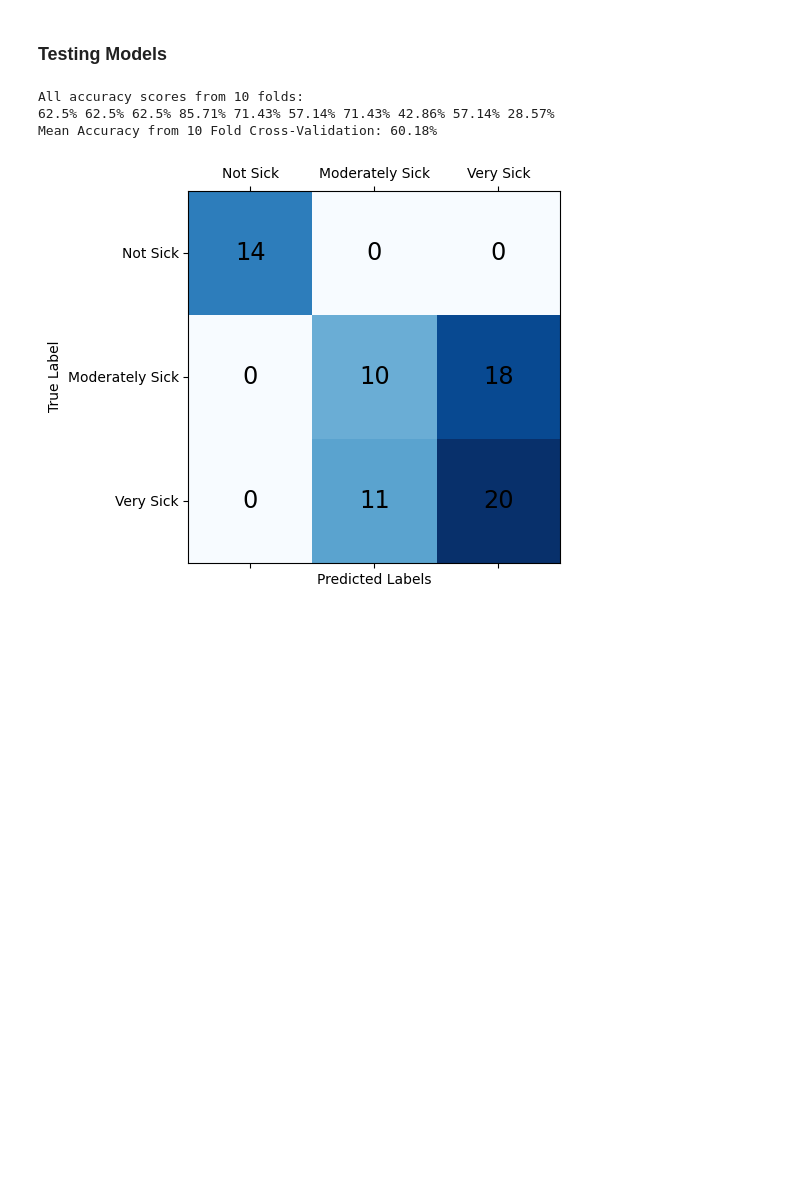
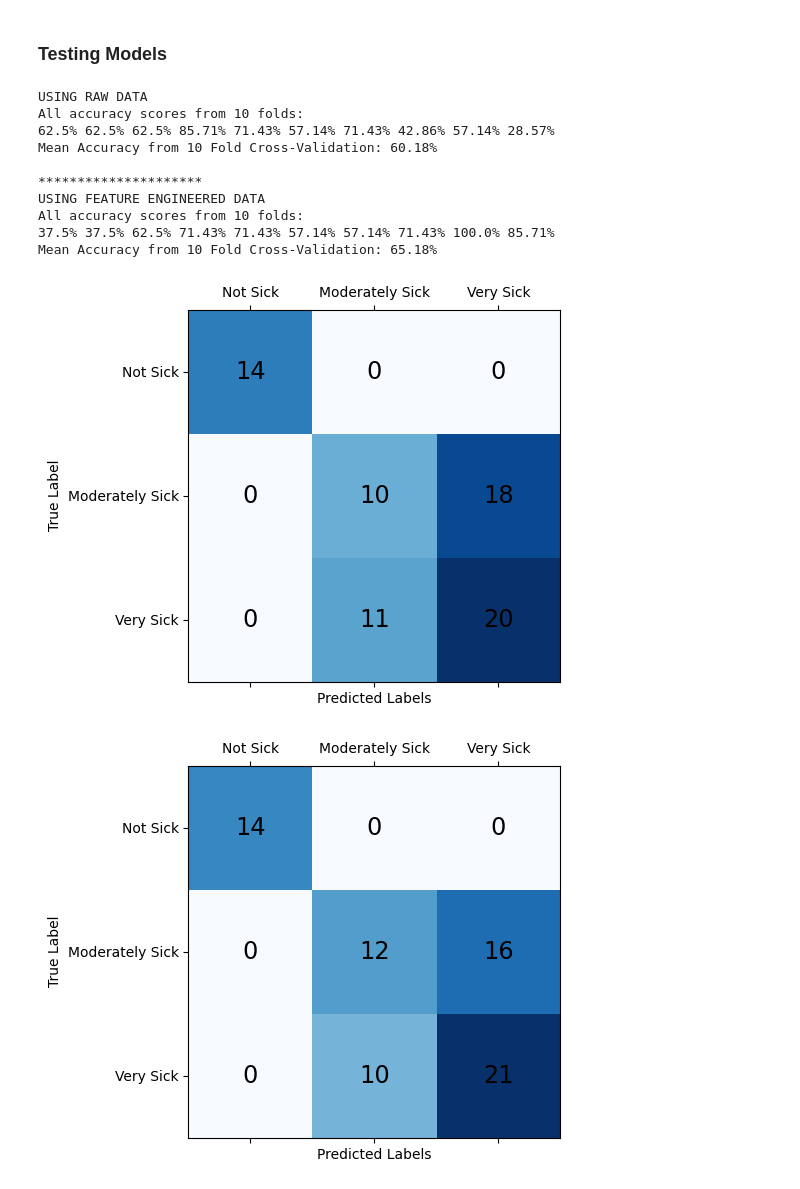
Before and after one commit to jmandzak/SheepActivity, a Jupyter notebook: part2.ipynb, the cells around one changed output. Drawn from its saved outputs; the diff is of its cells as text; code cells hidden in the pictures; blank space fills up the shorter version.

```diff
--- a/part2.ipynb
+++ b/part2.ipynb
@@ -60,14 +58,14 @@ def splitSamples(df: pd.DataFrame, samples_per_split: int) -> list:
 
 # The accelerometer records 2880 times a day, so let's try a window of that size
 SAMPLES_PER_SPLIT = 2880
-sheep[0] = splitSamples(sheep[0], SAMPLES_PER_SPLIT)
-sheep[1] = splitSamples(sheep[1], SAMPLES_PER_SPLIT)
-sheep[2] = splitSamples(sheep[2], SAMPLES_PER_SPLIT)
-sheep[3] = splitSamples(sheep[3], SAMPLES_PER_SPLIT)
-sheep[4] = splitSamples(sheep[4], SAMPLES_PER_SPLIT)
-sheep[5] = splitSamples(sheep[5], SAMPLES_PER_SPLIT)
+sheep_raw[0] = splitSamples(sheep_raw[0], SAMPLES_PER_SPLIT)
+sheep_raw[1] = splitSamples(sheep_raw[1], SAMPLES_PER_SPLIT)
+sheep_raw[2] = splitSamples(sheep_raw[2], SAMPLES_PER_SPLIT)
+sheep_raw[3] = splitSamples(sheep_raw[3], SAMPLES_PER_SPLIT)
+sheep_raw[4] = splitSamples(sheep_raw[4], SAMPLES_PER_SPLIT)
+sheep_raw[5] = splitSamples(sheep_raw[5], SAMPLES_PER_SPLIT)
 # %%
 # Convert dataframes into just a list of sit/stand
-for i in range(len(sheep)):
-    for j in range(len(sheep[i])):
-        sheep[i][j] = sheep[i][j]['Standing'].tolist()
+for i in range(len(sheep_raw)):
+    for j in range(len(sheep_raw[i])):
+        sheep_raw[i][j] = sheep_raw[i][j]['Standing'].tolist()
@@ -77,0 +159,4 @@ for i in range(len(sheep)):
+# %%
+sheep = []
+for i in range(len(sheep_raw)):
+    sheep.append(extractFeatures(sheep_raw[i]))
@@ -79,6 +170,7 @@ for i in range(len(sheep)):
 ### Create X and Y to prepare model
 # %%
 X = []
+X_RAW = []
 y = []
 
 # Sheep have 5 levels of illness. We group these into 3 levels:
@@ -87,9 +179,10 @@ y = []
 #   4,5 = very sick
 # Sheep A, B, U, V, W, and D have sickness levels of 4, 3, 5, 1, 2, and 5 respectively
 SHEEP_ILLNESS_LEVEL = [2, 1, 2, 0, 1, 2]
-for s, ill in zip(sheep, SHEEP_ILLNESS_LEVEL):
-    for window in s:
+for s, sr, ill in zip(sheep, sheep_raw, SHEEP_ILLNESS_LEVEL):
+    for window, window_raw in zip(s, sr):
         X.append(window)
+        X_RAW.append(window_raw)
         y.append(ill)
 # %% [markdown]
 ### Model Creation
@@ -136,13 +229,27 @@ def train_and_evaluate_model(X, y, model):
 # %%
 from sklearn.ensemble import RandomForestClassifier
 
+print('USING RAW DATA')
+model = RandomForestClassifier(n_estimators=100, random_state=42)
+train_and_evaluate_model(X_RAW, y, model)
+
+print('*********************')
+print('USING FEATURE ENGINEERED DATA')
 model = RandomForestClassifier(n_estimators=100, random_state=42)
 train_and_evaluate_model(X, y, model)
 # %% [output]
+USING RAW DATA
 All accuracy scores from 10 folds:
 62.5% 62.5% 62.5% 85.71% 71.43% 57.14% 71.43% 42.86% 57.14% 28.57%
 Mean Accuracy from 10 Fold Cross-Validation: 60.18%
+
+*********************
+USING FEATURE ENGINEERED DATA
+All accuracy scores from 10 folds:
+37.5% 37.5% 62.5% 71.43% 71.43% 57.14% 57.14% 71.43% 100.0% 85.71%
+Mean Accuracy from 10 Fold Cross-Validation: 65.18%
 [figure]
+[figure, added]
 # %%
 from xgboost import XGBClassifier
 
```
Also changed, not shown: parts of 11 cells of this notebook, 1 other file.
